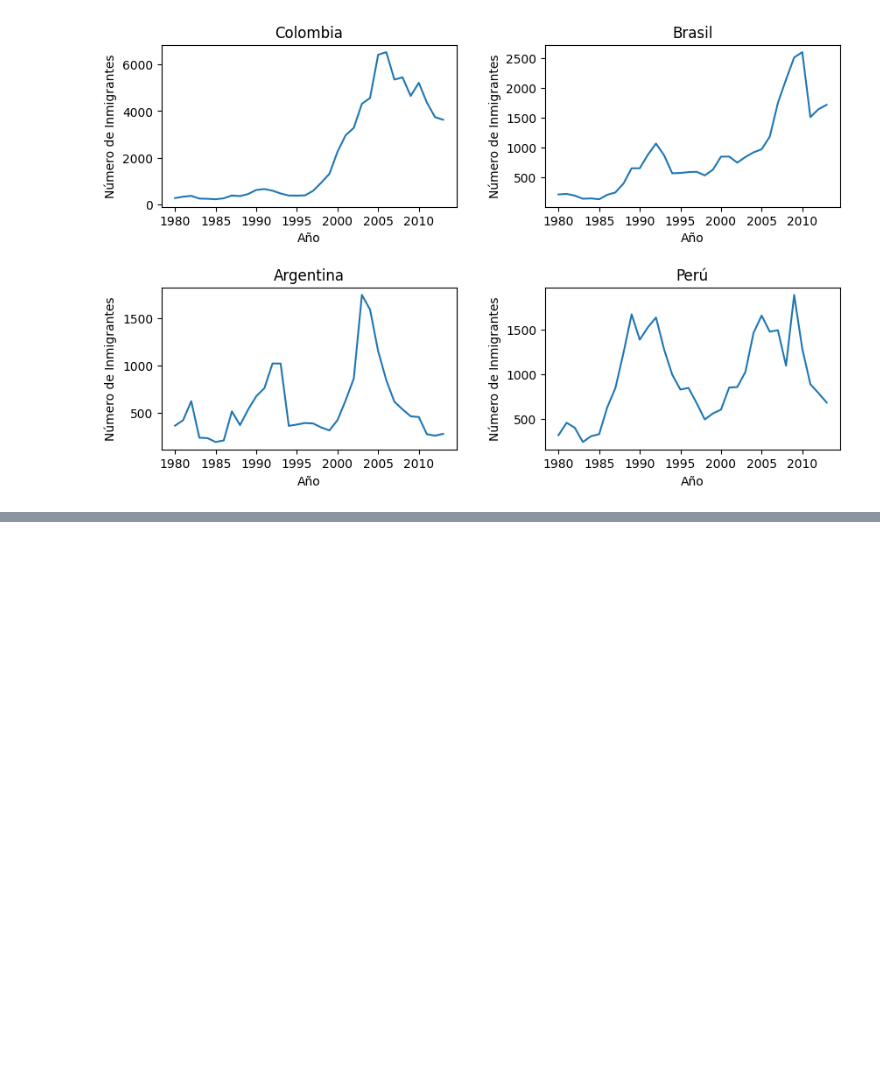
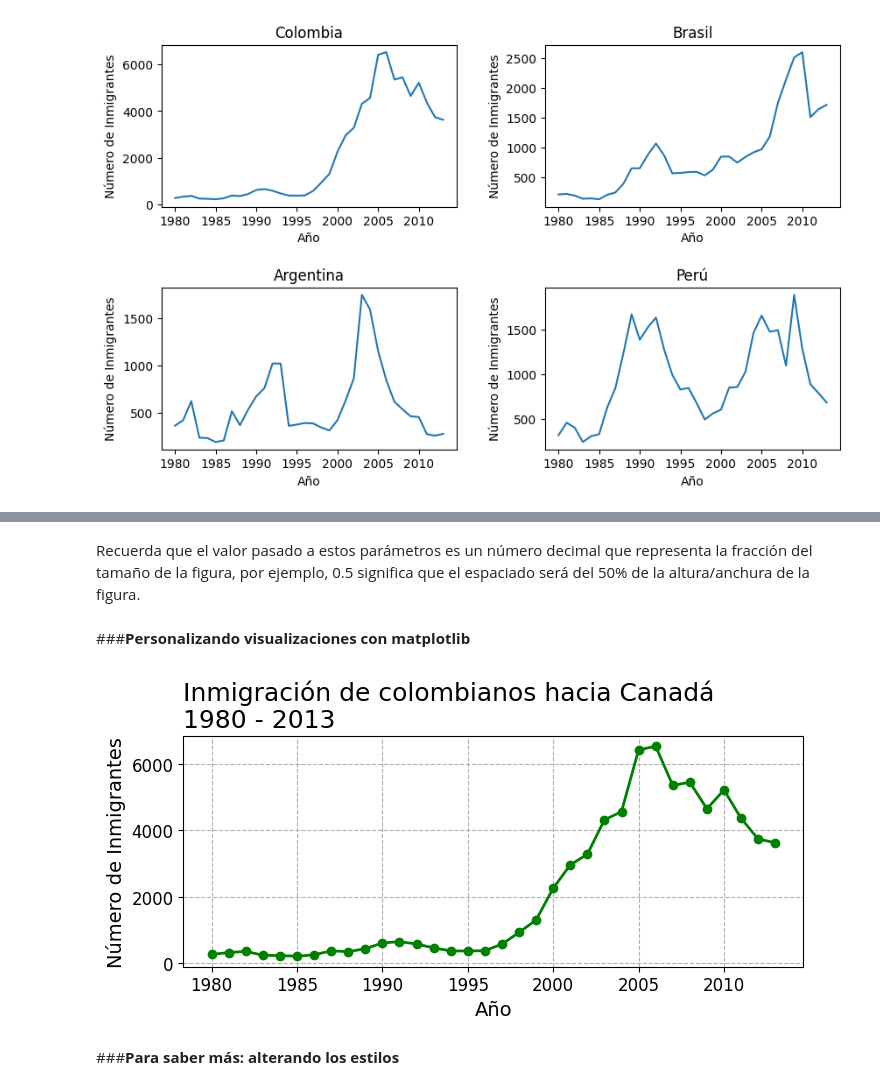
Before and after one commit to evs-11/Visualizacion-de-datos-con-bibliotecas-de-python, a Jupyter notebook: visualizacion_de_datos_con_python.ipynb, the cells around one changed output, grey strips where cells are left out. Cells and saved outputs as stored; diff of their text form; code cells hidden in the pictures; blank space fills up the shorter version.

```diff
--- a/visualizacion_de_datos_con_python.ipynb
+++ b/visualizacion_de_datos_con_python.ipynb
@@ -378,0 +418,25 @@ plt.show()
+# %% [markdown]
+Recuerda que el valor pasado a estos parámetros es un número decimal que representa la fracción del tamaño de la figura, por ejemplo, 0.5 significa que el espaciado será del 50% de la altura/anchura de la figura.
+# %% [markdown]
+###**Personalizando visualizaciones con matplotlib**
+# %%
+#Cambiar colores depende si son variables categóricas o numéricas
+
+fig, ax = plt.subplots(figsize=(8,3))
+# engrosamos la línea celeste con lw y puntitos con marker'o', el color
+ax.plot(datos_col['Año'],datos_col['Inmigrantes'],lw=2,color='g',marker='o')
+ax.xaxis.set_major_locator(plt.MultipleLocator(5))
+# cambiamos el tamaño de la fuente con fontsize, colocamos el título localizado(loc) a la izquierda
+ax.set_title('Inmigración de colombianos hacia Canadá\n1980 - 2013', fontsize=18, loc='left')
+ax.set_xlabel('Año',fontsize=14)
+ax.set_ylabel('Número de Inmigrantes',fontsize=14)
+# agrandar el tamaño de los números de años y los inmigrantes.Los ticks son c/u de las rayitas, axis significa ejes X e Y
+ax.xaxis.set_tick_params(labelsize=12)
+ax.yaxis.set_tick_params(labelsize=12)
+# agregamos el cuadriculado o rejilla.Linestyle quedan guiones en la cuadricula no todo sólido
+ax.grid(linestyle='--')
+plt.show()
+# %% [output]
+[figure, added]
+# %% [markdown]
+###**Para saber más: alterando los estilos**
```
Also changed, not shown: parts of 44 cells of this notebook.
